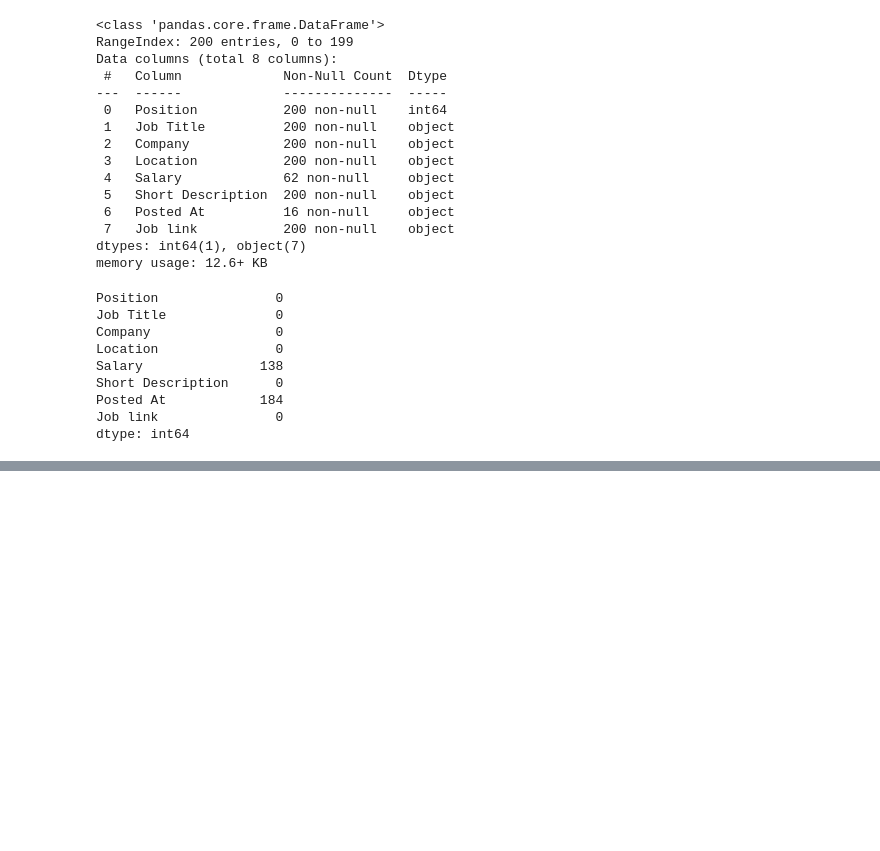
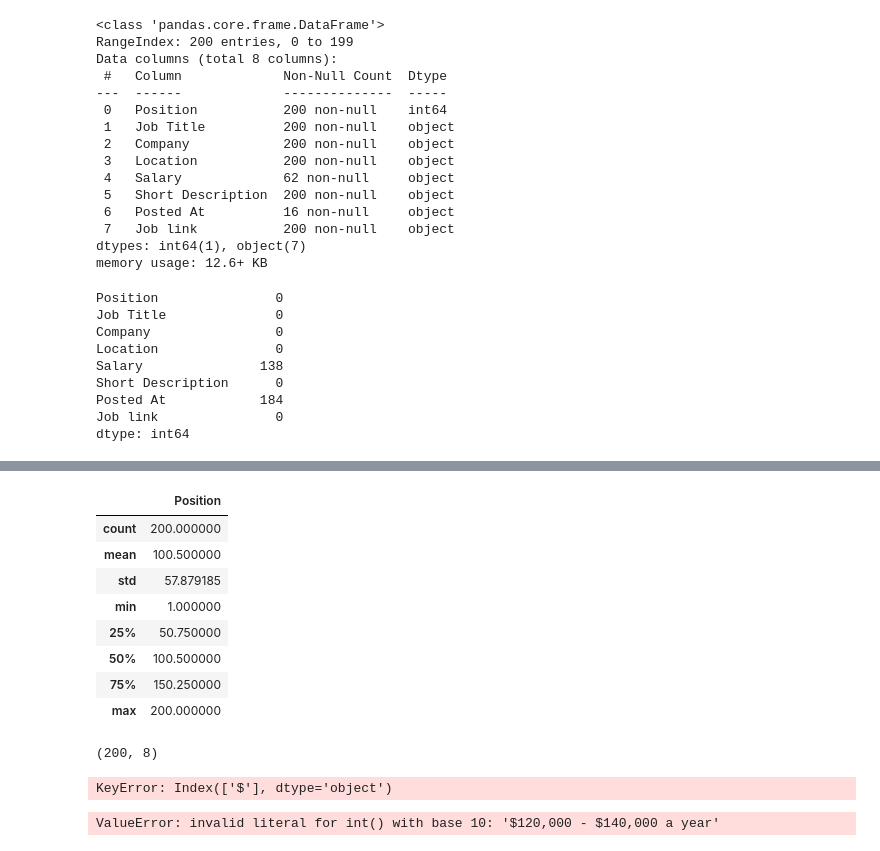
Before and after one commit to VikRam1201/Data-cleaning, a Jupyter notebook: Data.science.salary.ipynb, the cells around one changed output, grey strips where cells are left out. Cells and saved outputs as stored; diff of their text form; code cells hidden in the pictures; blank space fills up the shorter version.

```diff
--- a/Data.science.salary.ipynb
+++ b/Data.science.salary.ipynb
@@ -65,3 +65,19 @@ df.head(10)
 | 7 | 8 | Data Scientist I | GM Financial | Hybrid work in Fort Worth, TX | NaN | The Data Scientist I is the subje... | NaN | https://www.indeed.com/rc/clk?jk=... |
 | 8 | 9 | Data Scientist | Ropes & Gray LLP | Hybrid work in Boston, MA 02199 | $125,000 - $150,000 a year | You will work with lawyers, behav... | NaN | https://www.indeed.com/rc/clk?jk=... |
 | 9 | 10 | Associate Data Scientist | UPMC | Pittsburgh, PA 15219 \n(Bluff area) | NaN | Design, develop, and implement he... | NaN | https://www.indeed.com/rc/clk?jk=... |
+# %%
+df.describe()
+# %% [output]
+|  | Position |
+| count | 200.000000 |
+| mean | 100.500000 |
+| std | 57.879185 |
+| min | 1.000000 |
+| 25% | 50.750000 |
+| 50% | 100.500000 |
+| 75% | 150.250000 |
+| max | 200.000000 |
+# %%
+df.shape
+# %% [output]
+(200, 8)
@@ -67,0 +86,8 @@ df.head(10)
+# %%
+df = df.drop_duplicates('$')
+# %% [output]
+KeyError: Index(['$'], dtype='object')
+# %%
+df['Salary'] = df['Salary'].astype('int64')
+# %% [output]
+ValueError: invalid literal for int() with base 10: '$120,000 - $140,000 a year'
```
Also changed, not shown: parts of 2 cells of this notebook.
